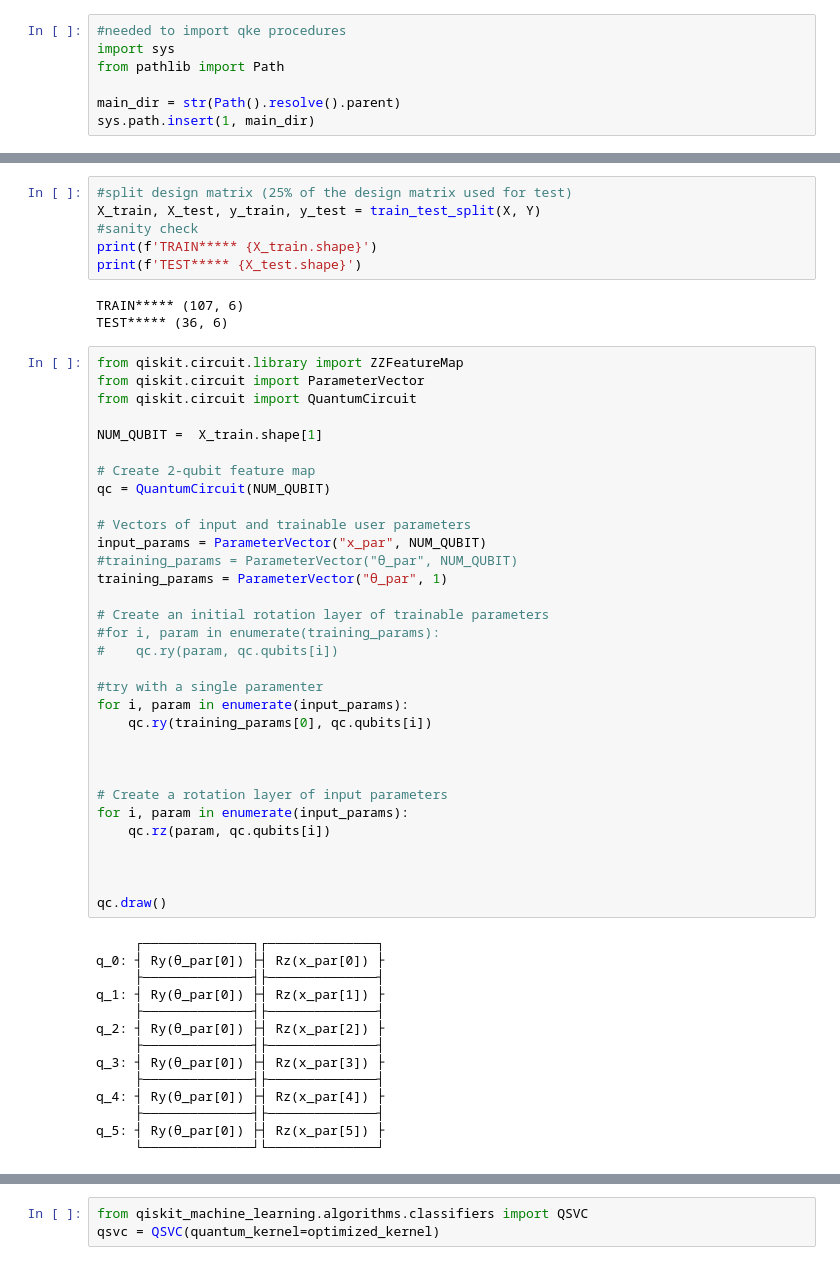
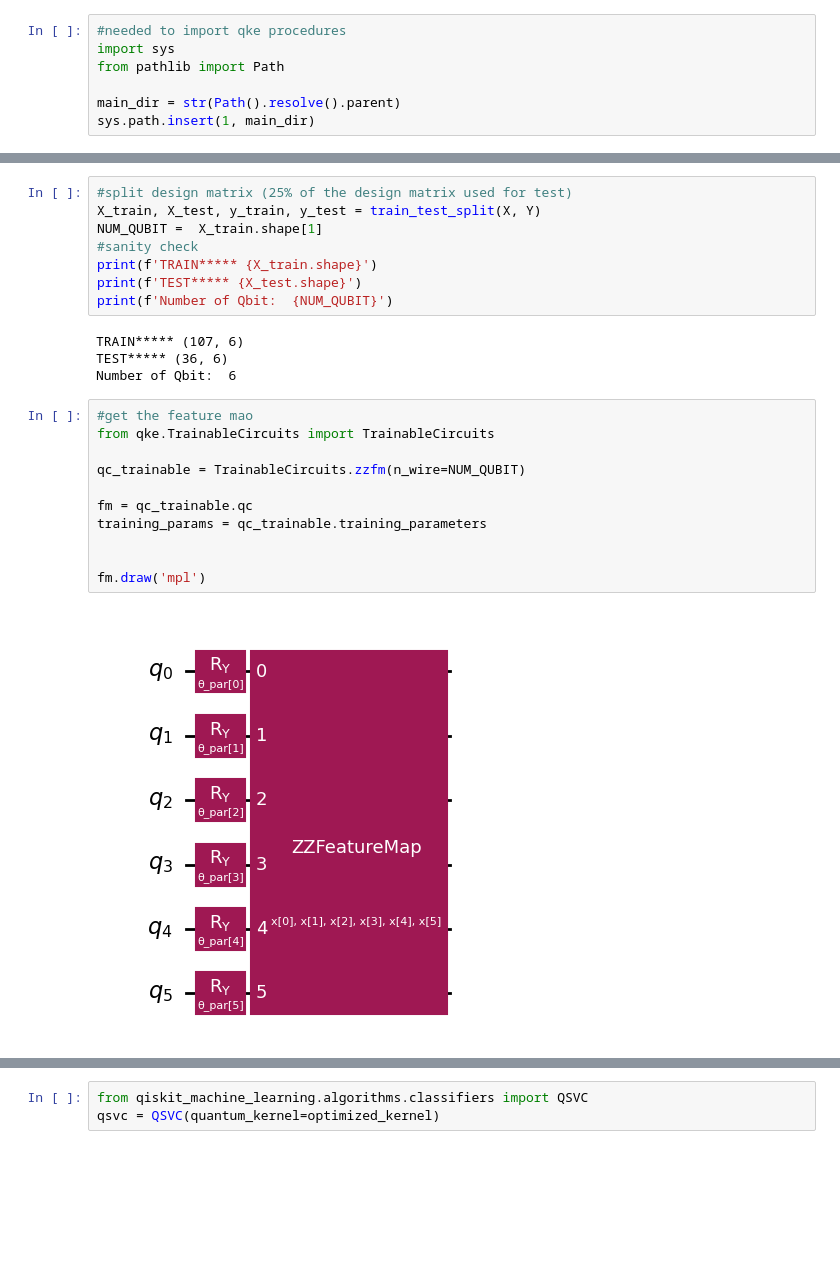
Before and after one commit to fdamore/QK, a Jupyter notebook: notebooks/qsvc_trained.ipynb, the cells around one changed output, grey strips where cells are left out. Cells and saved outputs as stored; diff of their text form; blank space fills up the shorter version.

Commit message:
Test training with call back and function visualization

```diff
--- a/notebooks/qsvc_trained.ipynb
+++ b/notebooks/qsvc_trained.ipynb
@@ -50,58 +60,28 @@ X.head()
 # %%
 #split design matrix (25% of the design matrix used for test)
 X_train, X_test, y_train, y_test = train_test_split(X, Y)
+NUM_QUBIT =  X_train.shape[1]
 #sanity check
 print(f'TRAIN***** {X_train.shape}')
 print(f'TEST***** {X_test.shape}')
+print(f'Number of Qbit:  {NUM_QUBIT}')
 # %% [output]
 TRAIN***** (107, 6)
 TEST***** (36, 6)
+Number of Qbit:  6
-# %%
-from qiskit.circuit.library import ZZFeatureMap
-from qiskit.circuit import ParameterVector
-from qiskit.circuit import QuantumCircuit
-
-NUM_QUBIT =  X_train.shape[1]
-
-# Create 2-qubit feature map
-qc = QuantumCircuit(NUM_QUBIT)
-
-# Vectors of input and trainable user parameters
-input_params = ParameterVector("x_par", NUM_QUBIT)
-#training_params = ParameterVector("θ_par", NUM_QUBIT)
-training_params = ParameterVector("θ_par", 1)
-
-# Create an initial rotation layer of trainable parameters
-#for i, param in enumerate(training_params):
-#    qc.ry(param, qc.qubits[i])
-
-#try with a single paramenter
-for i, param in enumerate(input_params):
-    qc.ry(training_params[0], qc.qubits[i])
-
-
-
-# Create a rotation layer of input parameters
-for i, param in enumerate(input_params):
-    qc.rz(param, qc.qubits[i])
-
-
-
-qc.draw()
-# %% [output]
-     ┌──────────────┐┌──────────────┐
-q_0: ┤ Ry(θ_par[0]) ├┤ Rz(x_par[0]) ├
-     ├──────────────┤├──────────────┤
-q_1: ┤ Ry(θ_par[0]) ├┤ Rz(x_par[1]) ├
-     ├──────────────┤├──────────────┤
-q_2: ┤ Ry(θ_par[0]) ├┤ Rz(x_par[2]) ├
-     ├──────────────┤├──────────────┤
-q_3: ┤ Ry(θ_par[0]) ├┤ Rz(x_par[3]) ├
-     ├──────────────┤├──────────────┤
-q_4: ┤ Ry(θ_par[0]) ├┤ Rz(x_par[4]) ├
-     ├──────────────┤├──────────────┤
-q_5: ┤ Ry(θ_par[0]) ├┤ Rz(x_par[5]) ├
-     └──────────────┘└──────────────┘
+# %%
+#get the feature mao
+from qke.TrainableCircuits import TrainableCircuits
+
+qc_trainable = TrainableCircuits.zzfm(n_wire=NUM_QUBIT)
+
+fm = qc_trainable.qc
+training_params = qc_trainable.training_parameters
+
+
+fm.draw('mpl')
+# %% [output]
+[figure, added]
 # %%
 #define the trainable kernel
 from qiskit_machine_learning.kernels import TrainableFidelityStatevectorKernel
```
Also changed, not shown: parts of 7 cells of this notebook, 1 other file.
